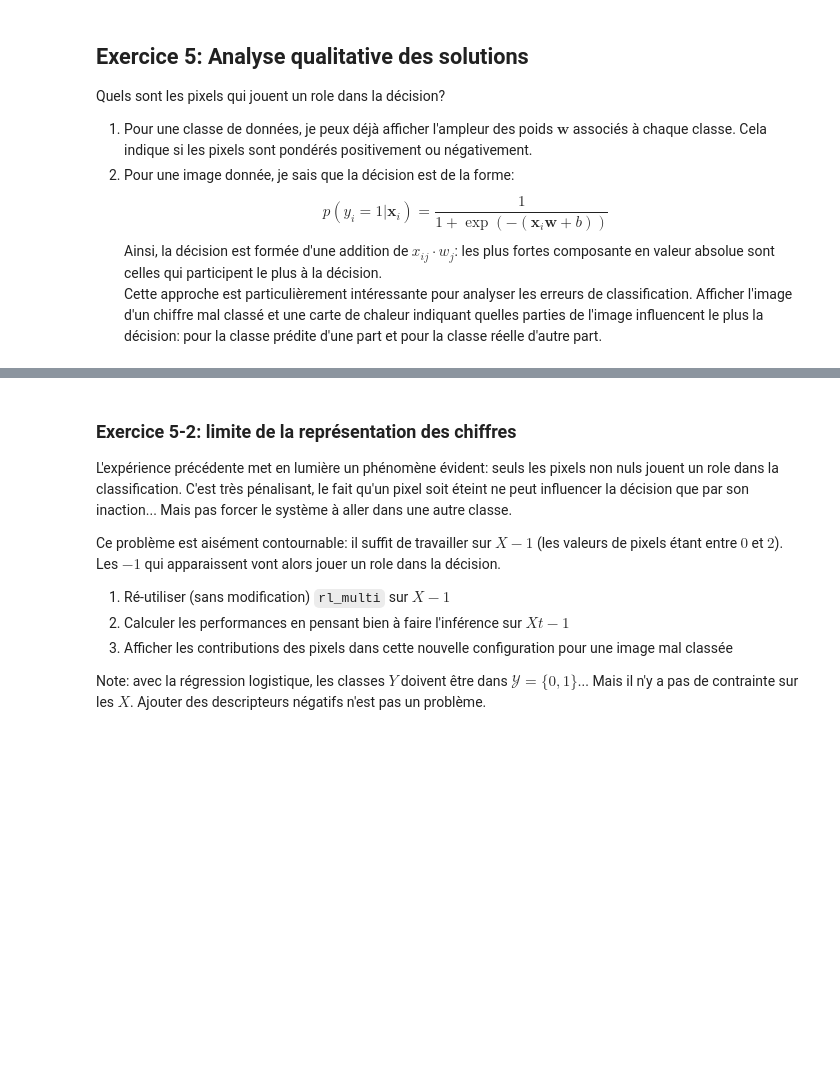
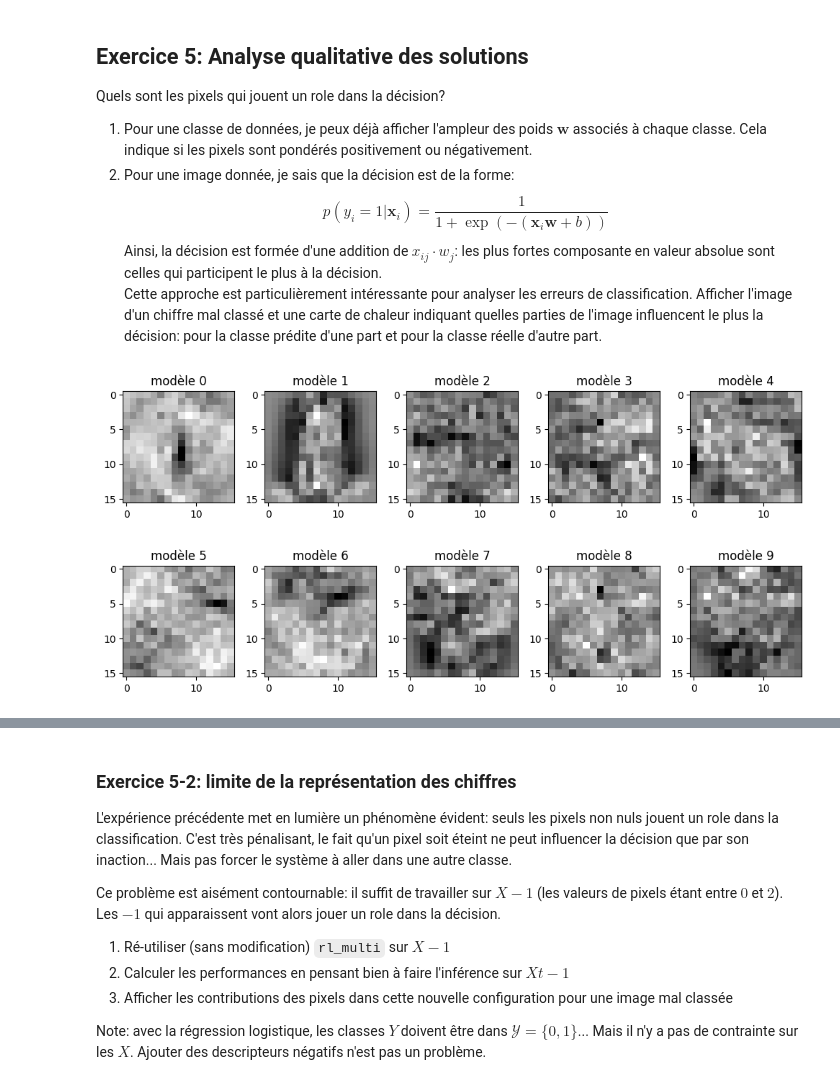
Before and after one commit to dataymeric/DAC, a Jupyter notebook: tme10/RegLog-etu.ipynb, the cells around one changed output, grey strips where cells are left out. Drawn from its saved outputs; the diff is of its cells as text; code cells hidden in the pictures; blank space fills up the shorter version.

```diff
--- a/tme10/RegLog-etu.ipynb
+++ b/tme10/RegLog-etu.ipynb
@@ -204,10 +204,22 @@ $$ \nabla_{\mathbf w_e} L_{\log} =X_e^T \bigg( Y-\frac{1}{1+\exp( - (  \mathbf X
 3. Passer au multi-classe avec le paradigme un-contre-tous.
 4. [OPT, à faire à la fin] passer à un algorithme de gradient stochastique.
 # %%
+def sigmoid(X, w):
+    return 1 / (1 + np.exp(-(X @ w)))
+
 # 1. montée de gradient
 def rl_gradient_batch(X, Y, epsilon=1e-3, niter_max=1000):
     N, d = X.shape
-    # TODO
+    b = 0
+    w = np.zeros(d)
+    w_old = w.copy()
+    for i in range(niter_max):
+        w += epsilon * X.T @ (Y - (1 / (1 + np.exp(-(X @ w)))))
+        b += epsilon * np.sum(Y - (1 / (1 + np.exp(-(X @ w + b)))))
+        if np.max(np.abs(w - w_old)) < 1e-3:
+            break
+        w_old = w.copy()
+    print(f"convergence atteinte en {i} itérations")
     return w, b  # ou seulement w si vous avez ajouté les 1 dans X
 # %%
 # 2. cas sur les classes 2 et 3 & passage à un codage 0/1 pour Y
@@ -283,7 +314,11 @@ def rl_multi(X, Y, epsilon=1e-3, niter_max=1000):
     classes = np.unique(Y)
     # Initialiser les poids & lancer un modèle par classe
     # dans la boucle for, vous pouvez utiliser : Y_tmp = np.where(Y == c, 1., 0.)
-    # TODO
+    W = np.zeros((d, len(classes)))
+    B = np.zeros(len(classes))
+    for cl in classes:
+        Ycl = np.where(Y == cl, 1., 0.)
+        W[:,int(cl)], B[int(cl)] = rl_gradient_batch(X, Ycl, epsilon, niter_max)
     return W, B
 # %%
 # duree execution = 30 secondes
@@ -356,12 +430,15 @@ Afficher l'image d'un chiffre mal classé et une carte de chaleur indiquant quel
 # %%
 # affichage des poids des paramètres des 10 classes (PAS DE CODE A AJOUTER)
 # prérequis: que les w soit en colonnes dans la matrice W
-plt.figure()
-plt.subplots(2, 5)
+plt.subplots(2, 5, figsize=(10,5))
 for i in range(10):
     plt.subplot(2, 5, i + 1)
     plt.imshow(W[:, i].reshape(16, 16), cmap="gray")
     plt.title("modèle " + str(i))
+plt.tight_layout()
+plt.show()
+# %% [output]
+[figure, added]
 # %%
 # trouver un échantillon mal classé (PAS DE CODE A AJOUTER):
 
```
Also changed, not shown: parts of 17 cells of this notebook, 2 other files.
